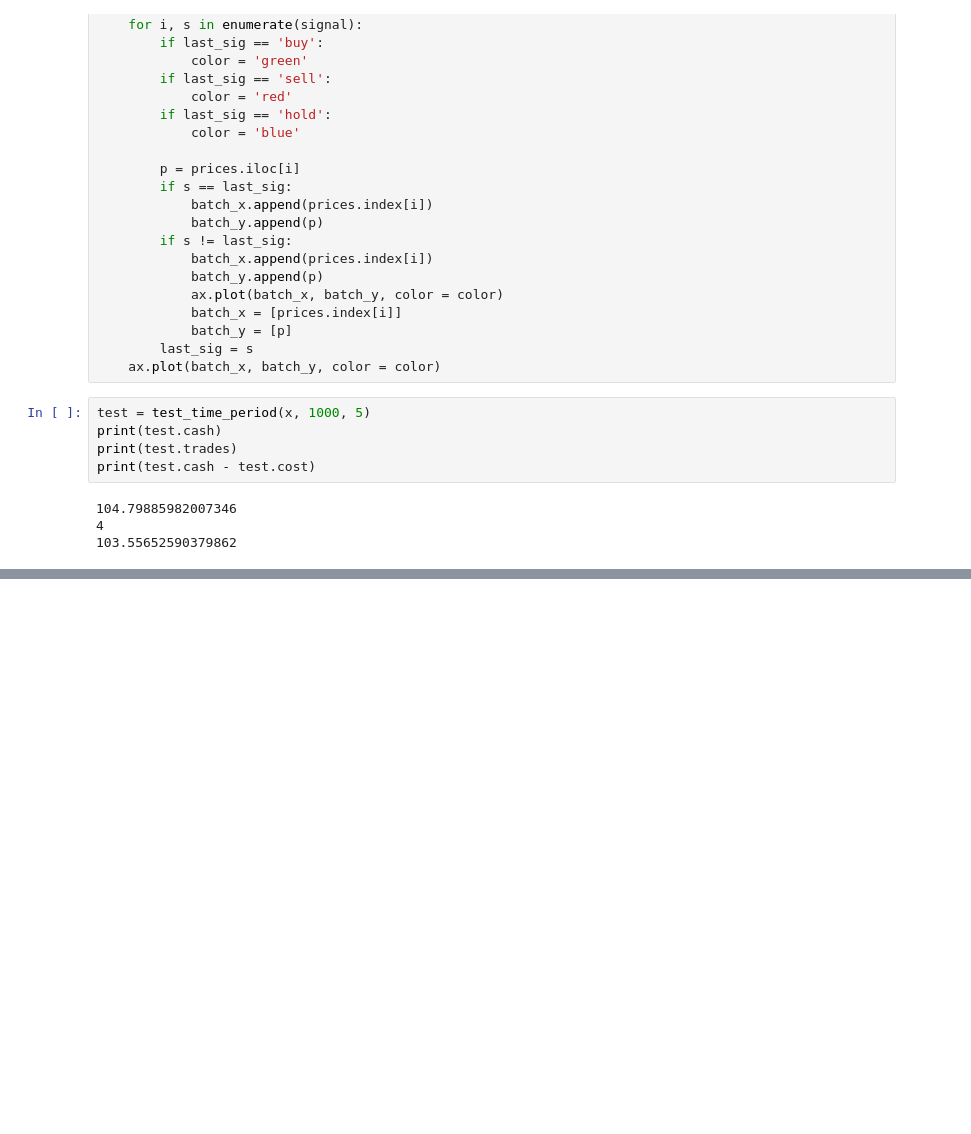
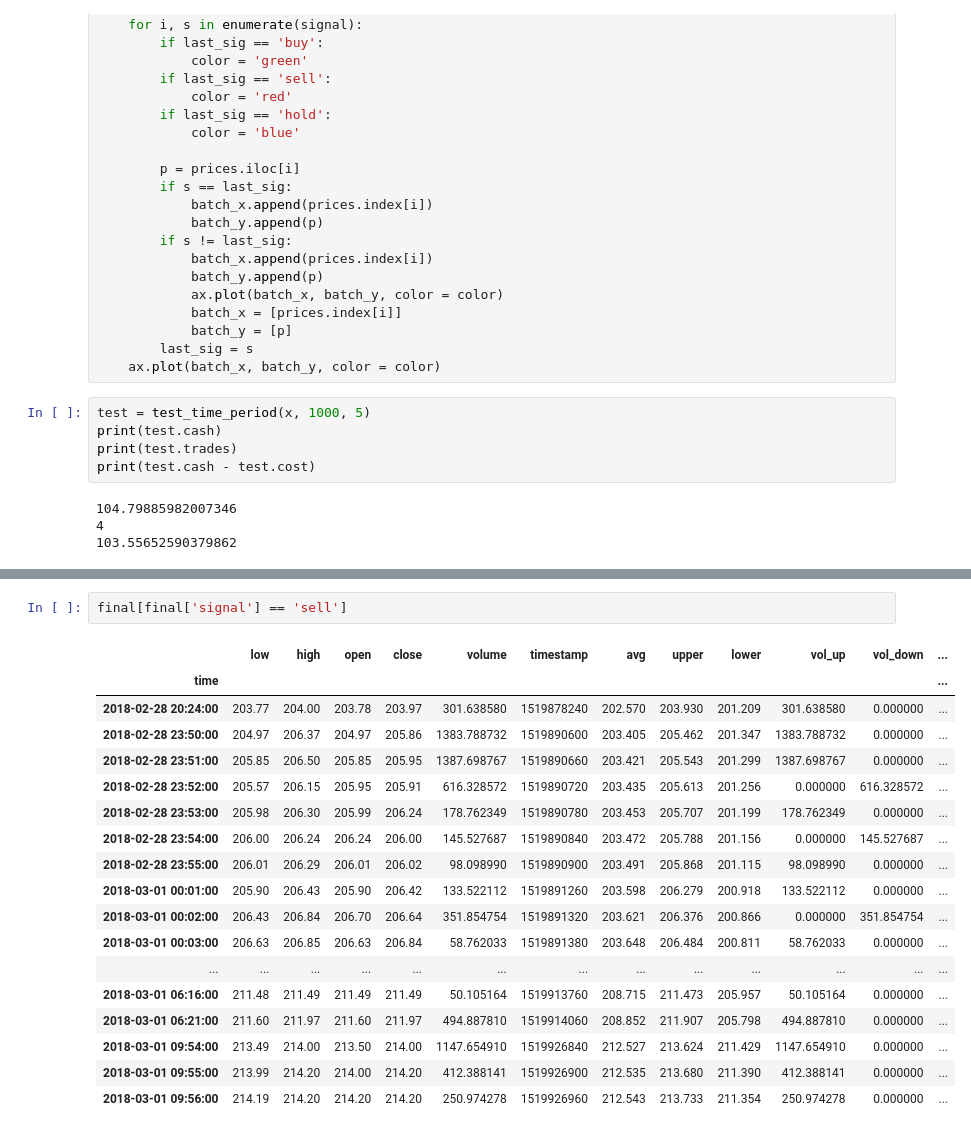
Before and after one commit to 2yan/Super-Simple, a Jupyter notebook: thresholding.ipynb, the cells around one changed output, grey strips where cells are left out. Drawn from its saved outputs; the diff is of its cells as text; blank space fills up the shorter version.

```diff
--- a/thresholding.ipynb
+++ b/thresholding.ipynb
@@ -320,0 +370,21 @@ plt.show()
+# %%
+final[final['signal'] == 'sell']
+# %% [output]
+|  | low | high | open | close | volume | timestamp | avg | upper | lower | vol_up | vol_down | ... |
+| time |  |  |  |  |  |  |  |  |  |  |  | ... |
+| 2018-02-28 20:24:00 | 203.77 | 204.00 | 203.78 | 203.97 | 301.638580 | 1519878240 | 202.570 | 203.930 | 201.209 | 301.638580 | 0.000000 | ... |
+| 2018-02-28 23:50:00 | 204.97 | 206.37 | 204.97 | 205.86 | 1383.788732 | 1519890600 | 203.405 | 205.462 | 201.347 | 1383.788732 | 0.000000 | ... |
+| 2018-02-28 23:51:00 | 205.85 | 206.50 | 205.85 | 205.95 | 1387.698767 | 1519890660 | 203.421 | 205.543 | 201.299 | 1387.698767 | 0.000000 | ... |
+| 2018-02-28 23:52:00 | 205.57 | 206.15 | 205.95 | 205.91 | 616.328572 | 1519890720 | 203.435 | 205.613 | 201.256 | 0.000000 | 616.328572 | ... |
+| 2018-02-28 23:53:00 | 205.98 | 206.30 | 205.99 | 206.24 | 178.762349 | 1519890780 | 203.453 | 205.707 | 201.199 | 178.762349 | 0.000000 | ... |
+| 2018-02-28 23:54:00 | 206.00 | 206.24 | 206.24 | 206.00 | 145.527687 | 1519890840 | 203.472 | 205.788 | 201.156 | 0.000000 | 145.527687 | ... |
+| 2018-02-28 23:55:00 | 206.01 | 206.29 | 206.01 | 206.02 | 98.098990 | 1519890900 | 203.491 | 205.868 | 201.115 | 98.098990 | 0.000000 | ... |
+| 2018-03-01 00:01:00 | 205.90 | 206.43 | 205.90 | 206.42 | 133.522112 | 1519891260 | 203.598 | 206.279 | 200.918 | 133.522112 | 0.000000 | ... |
+| 2018-03-01 00:02:00 | 206.43 | 206.84 | 206.70 | 206.64 | 351.854754 | 1519891320 | 203.621 | 206.376 | 200.866 | 0.000000 | 351.854754 | ... |
+| 2018-03-01 00:03:00 | 206.63 | 206.85 | 206.63 | 206.84 | 58.762033 | 1519891380 | 203.648 | 206.484 | 200.811 | 58.762033 | 0.000000 | ... |
+| ... | ... | ... | ... | ... | ... | ... | ... | ... | ... | ... | ... | ... |
+| 2018-03-01 06:16:00 | 211.48 | 211.49 | 211.49 | 211.49 | 50.105164 | 1519913760 | 208.715 | 211.473 | 205.957 | 50.105164 | 0.000000 | ... |
+| 2018-03-01 06:21:00 | 211.60 | 211.97 | 211.60 | 211.97 | 494.887810 | 1519914060 | 208.852 | 211.907 | 205.798 | 494.887810 | 0.000000 | ... |
+| 2018-03-01 09:54:00 | 213.49 | 214.00 | 213.50 | 214.00 | 1147.654910 | 1519926840 | 212.527 | 213.624 | 211.429 | 1147.654910 | 0.000000 | ... |
+| 2018-03-01 09:55:00 | 213.99 | 214.20 | 214.00 | 214.20 | 412.388141 | 1519926900 | 212.535 | 213.680 | 211.390 | 412.388141 | 0.000000 | ... |
+| 2018-03-01 09:56:00 | 214.19 | 214.20 | 214.20 | 214.20 | 250.974278 | 1519926960 | 212.543 | 213.733 | 211.354 | 250.974278 | 0.000000 | ... |
```
Also changed, not shown: parts of 6 cells of this notebook.
